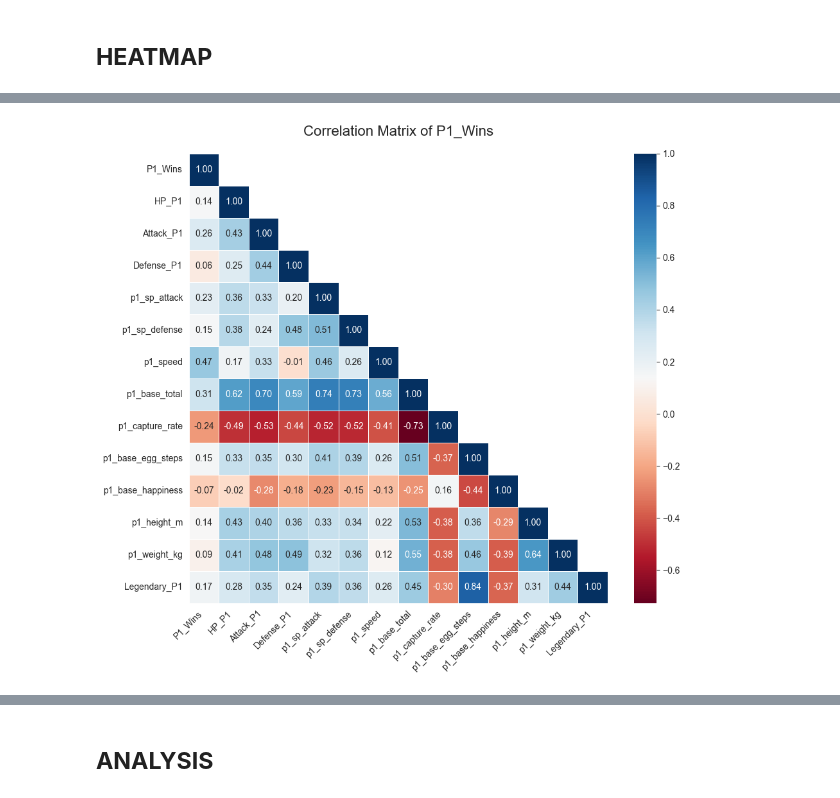
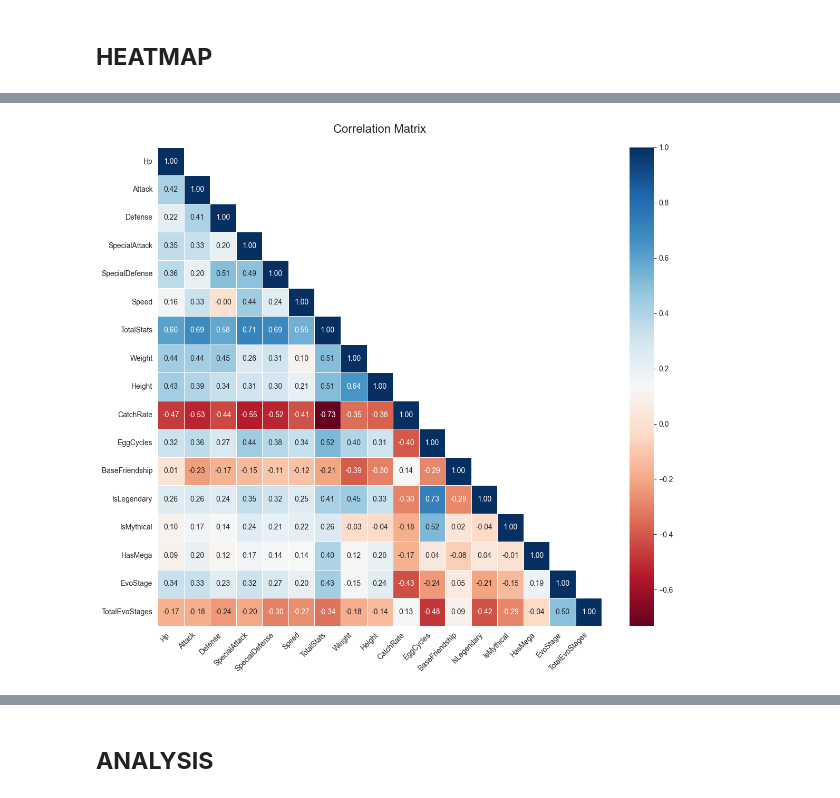
Before and after one commit to rizerize-1/pokemon, a Jupyter notebook: EDA.ipynb, the cells around one changed output, grey strips where cells are left out. Cells and saved outputs as stored; diff of their text form; code cells hidden in the pictures.

```diff
--- a/EDA.ipynb
+++ b/EDA.ipynb
@@ -41,0 +138,7 @@ display(df.head(10))
+# %%
+df = pd.read_csv('data/viz_pokemon.csv')
+print(df.shape)
+print('-'*100)
+display(df.head())
+print('-'*100)
+print(df.info())
@@ -696,18 +842,15 @@ def plot_correlation_matrix(
 # %%
-# Tạo tạm cột target để vẽ tương quan, không sử dụng sau này
-df['P1_Wins'] = (df['Winner'] == df['First_pokemon']).astype(int)
-
-COMBAT_TARGET_STATS = [
-    'P1_Wins' ,
-    'HP_P1', 'Attack_P1', 'Defense_P1', 'p1_sp_attack', 'p1_sp_defense', 'p1_speed', 'p1_base_total',
-    'p1_capture_rate', 'p1_base_egg_steps', 'p1_base_happiness',
-    'p1_height_m', 'p1_weight_kg', 'Legendary_P1'
+stats = [
+    'Hp', 'Attack', 'Defense', 'SpecialAttack', 'SpecialDefense',
+    'Speed', 'TotalStats', 'Weight', 'Height', 'CatchRate', 'EggCycles',
+    'BaseFriendship', 'IsLegendary', 'IsMythical',
+    'HasMega', 'EvoStage', 'TotalEvoStages'
 ]
 
 plot_correlation_matrix(
     df,
-    COMBAT_TARGET_STATS,
-    title='Correlation Matrix of P1_Wins'
+    stats,
+    title='Correlation Matrix'
 )
 # %% [output]
-[figure, old version]
+[figure, new version]
```
Also changed, not shown: parts of 81 cells of this notebook.
